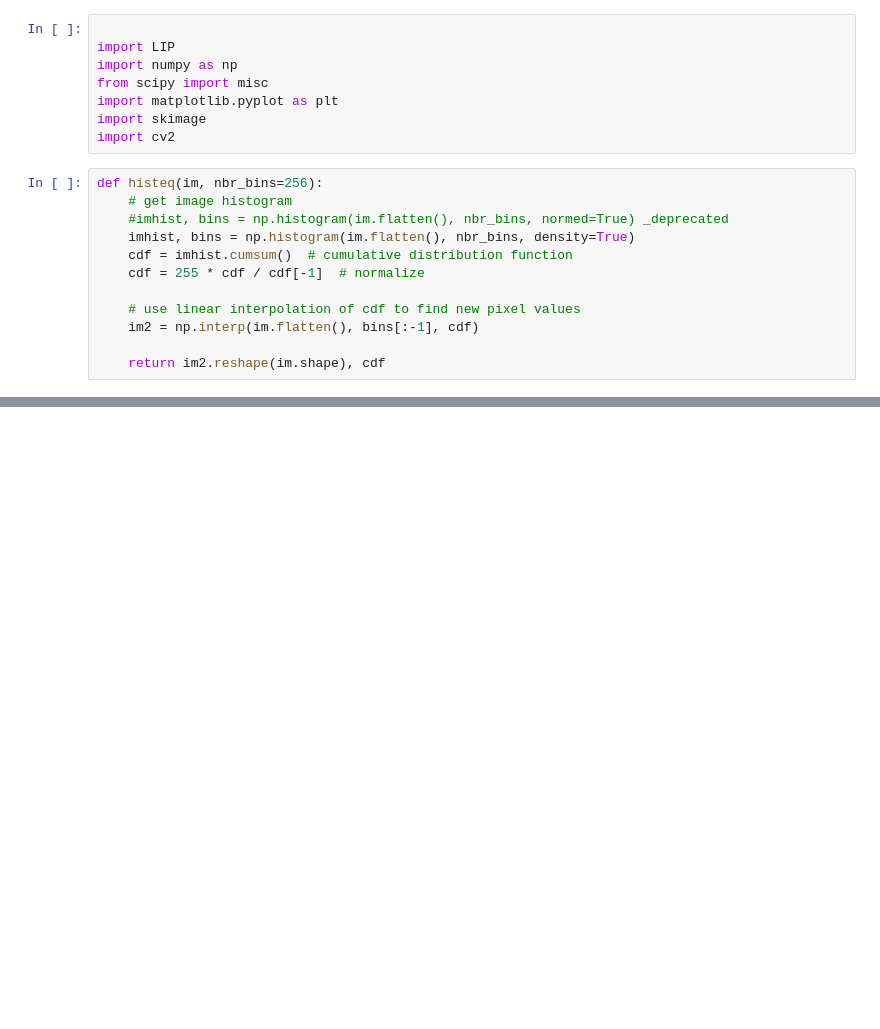
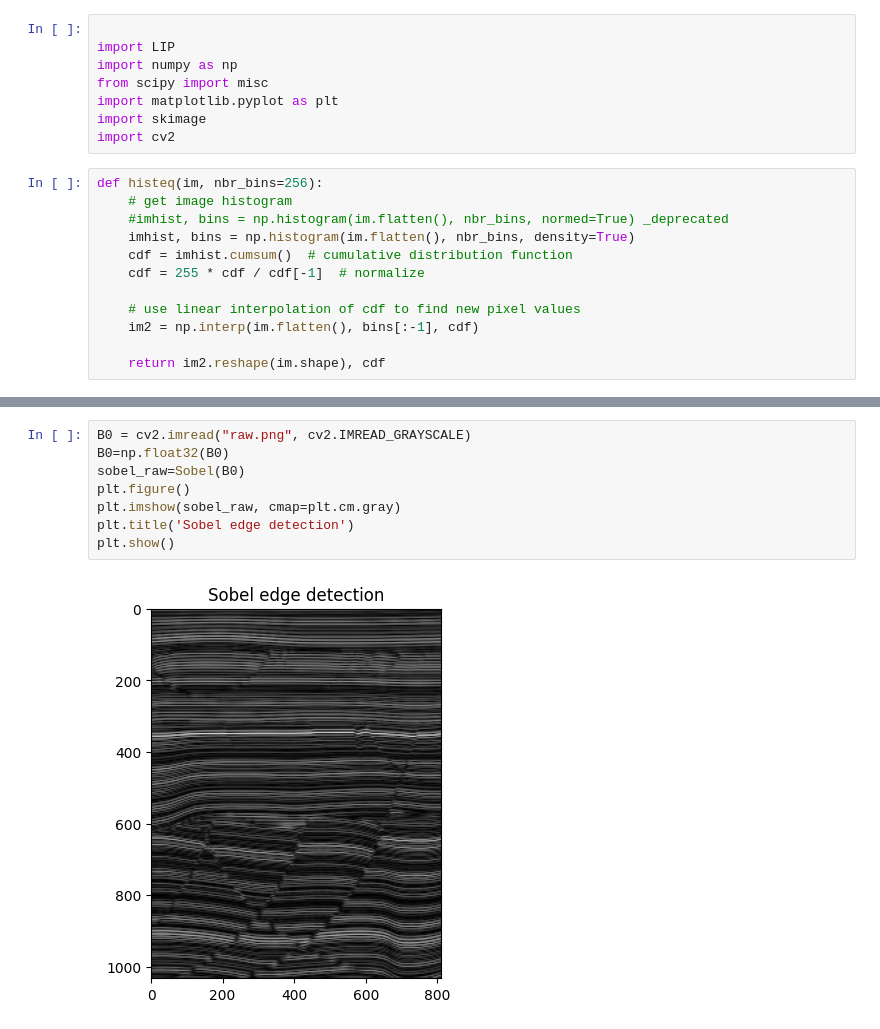
Before and after one commit to novalisja/lip, a Jupyter notebook: demo_seis.ipynb, the cells around one changed output, grey strips where cells are left out. Cells and saved outputs as stored; diff of their text form; blank space fills up the shorter version.

```diff
--- a/demo_seis.ipynb
+++ b/demo_seis.ipynb
@@ -110,0 +114,10 @@ plt.show()
+# %%
+B0 = cv2.imread("raw.png", cv2.IMREAD_GRAYSCALE)
+B0=np.float32(B0)
+sobel_raw=Sobel(B0)
+plt.figure()
+plt.imshow(sobel_raw, cmap=plt.cm.gray)
+plt.title('Sobel edge detection')
+plt.show()
+# %% [output]
+[figure, added]
```
Also changed, not shown: parts of 7 cells of this notebook.
